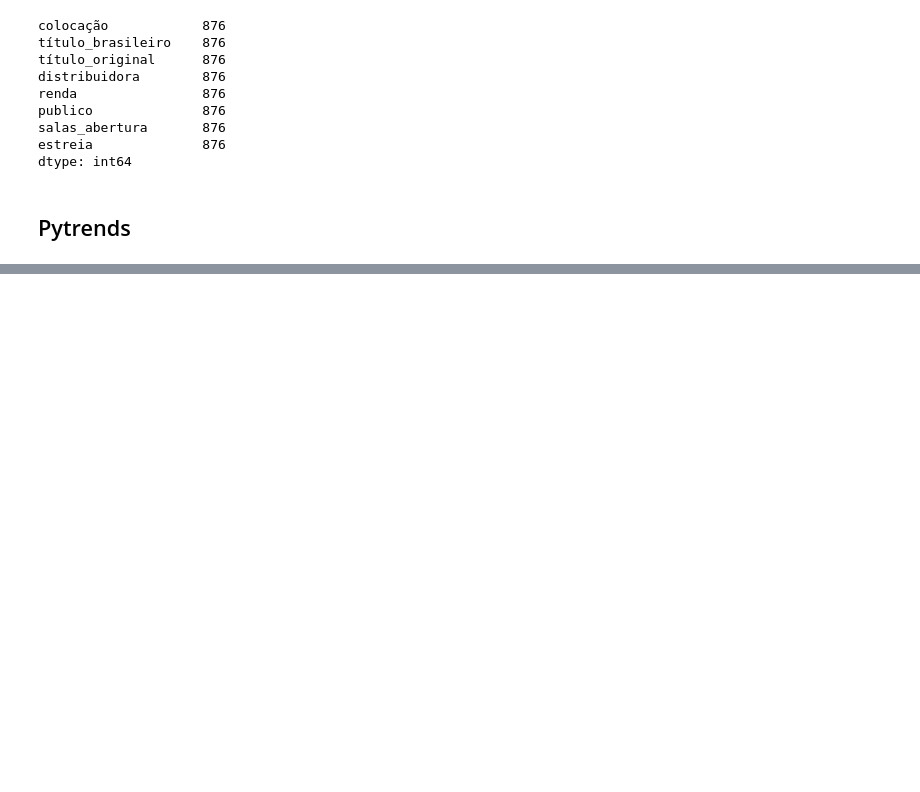
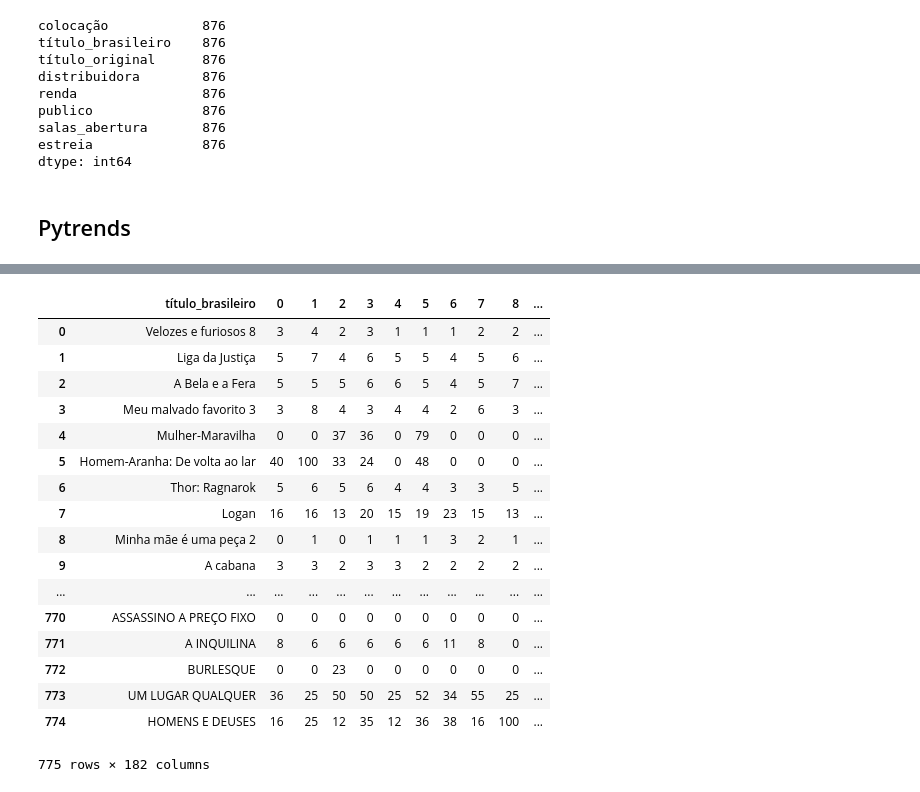
Before and after one commit to Victorrrocha/machine_Learning_to_predict_movies_grossing_in_Brazil, a Jupyter notebook: MovieGrossing.ipynb, the cells around one changed output, grey strips where cells are left out. Saved outputs shown, nothing was run; the diff lists cells and outputs as text; code cells hidden in the pictures; blank space fills up the shorter version.

```diff
--- a/MovieGrossing.ipynb
+++ b/MovieGrossing.ipynb
@@ -71,4 +110,25 @@ df.head()
 5 rows × 182 columns
+# %%
+df
+# %% [output]
+|  | título_brasileiro | 0 | 1 | 2 | 3 | 4 | 5 | 6 | 7 | 8 | ... |
+| 0 | Velozes e furiosos 8 | 3 | 4 | 2 | 3 | 1 | 1 | 1 | 2 | 2 | ... |
+| 1 | Liga da Justiça | 5 | 7 | 4 | 6 | 5 | 5 | 4 | 5 | 6 | ... |
+| 2 | A Bela e a Fera | 5 | 5 | 5 | 6 | 6 | 5 | 4 | 5 | 7 | ... |
+| 3 | Meu malvado favorito 3 | 3 | 8 | 4 | 3 | 4 | 4 | 2 | 6 | 3 | ... |
+| 4 | Mulher-Maravilha | 0 | 0 | 37 | 36 | 0 | 79 | 0 | 0 | 0 | ... |
+| 5 | Homem-Aranha: De volta ao lar | 40 | 100 | 33 | 24 | 0 | 48 | 0 | 0 | 0 | ... |
+| 6 | Thor: Ragnarok | 5 | 6 | 5 | 6 | 4 | 4 | 3 | 3 | 5 | ... |
+| 7 | Logan | 16 | 16 | 13 | 20 | 15 | 19 | 23 | 15 | 13 | ... |
+| 8 | Minha mãe é uma peça 2 | 0 | 1 | 0 | 1 | 1 | 1 | 3 | 2 | 1 | ... |
+| 9 | A cabana | 3 | 3 | 2 | 3 | 3 | 2 | 2 | 2 | 2 | ... |
+| ... | ... | ... | ... | ... | ... | ... | ... | ... | ... | ... | ... |
+| 770 | ASSASSINO A PREÇO FIXO | 0 | 0 | 0 | 0 | 0 | 0 | 0 | 0 | 0 | ... |
+| 771 | A INQUILINA | 8 | 6 | 6 | 6 | 6 | 6 | 11 | 8 | 0 | ... |
+| 772 | BURLESQUE | 0 | 0 | 23 | 0 | 0 | 0 | 0 | 0 | 0 | ... |
+| 773 | UM LUGAR QUALQUER | 36 | 25 | 50 | 50 | 25 | 52 | 34 | 55 | 25 | ... |
+| 774 | HOMENS E DEUSES | 16 | 25 | 12 | 35 | 12 | 36 | 38 | 16 | 100 | ... |
+775 rows × 182 columns
 # %%
 df_filmes = pd.merge(dataset, df, on='título_brasileiro')
 # %%
```
Also changed, not shown: parts of 14 cells of this notebook, 3 other files.
